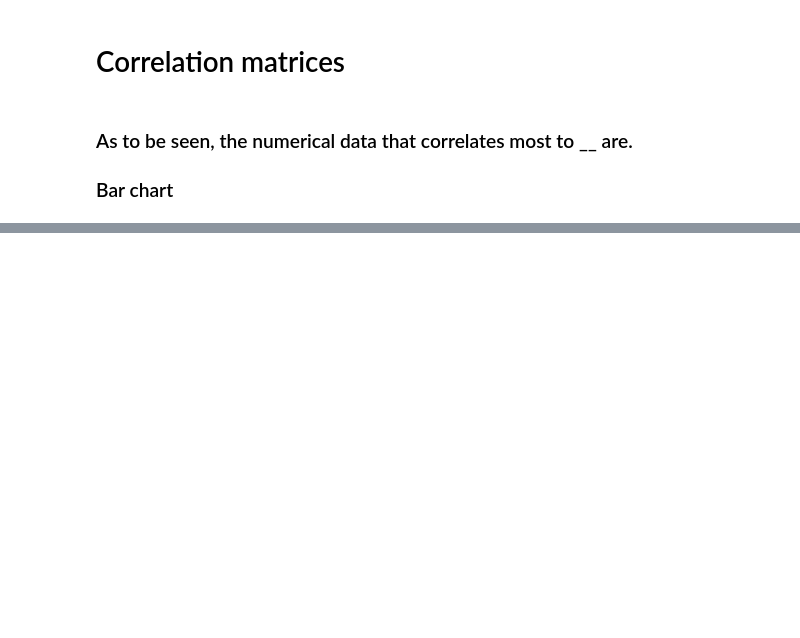
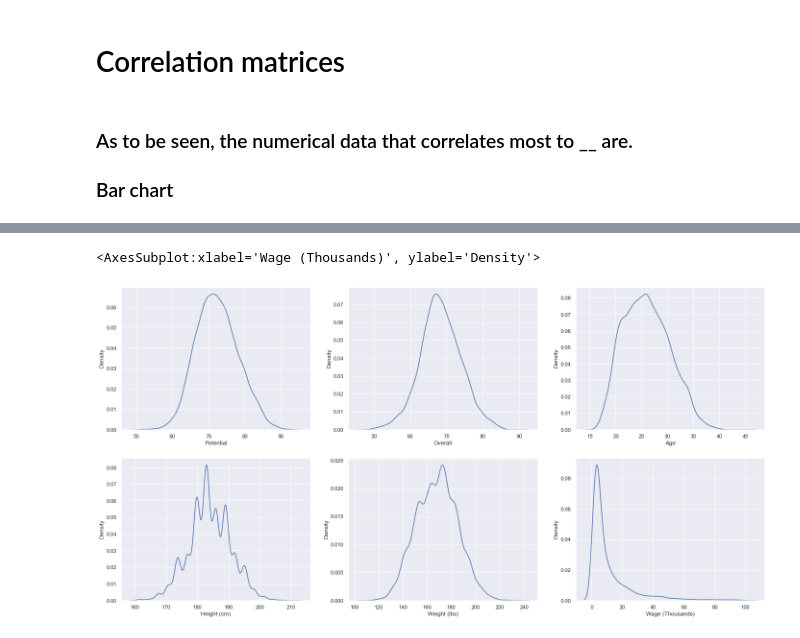
Before and after one commit to qtxbryan/SC1015_MiniProject, a Jupyter notebook: main.ipynb, the cells around one changed output, grey strips where cells are left out. Cells and saved outputs as stored; diff of their text form; code cells hidden in the pictures; blank space fills up the shorter version.

```diff
--- a/main.ipynb
+++ b/main.ipynb
@@ -361,0 +324,14 @@ NameError: name 'ax' is not defined
+# %%
+# Set up matplotlib figure with three subplots
+f, axes = plt.subplots(2, 3, figsize=(24, 12))
+
+sb.kdeplot(data = fifaDatafiltered['Potential'], ax = axes[0,0])
+sb.kdeplot(data = fifaDatafiltered['Overall'], ax = axes[0,1])
+sb.kdeplot(data = fifaDatafiltered['Age'], ax = axes[0,2])
+
+sb.kdeplot(data = fifaDatafiltered['Height (cm)'], ax = axes[1,0])
+sb.kdeplot(data = fifaDatafiltered['Weight (lbs)'], ax = axes[1,1])
+sb.kdeplot(data = fifaDatafiltered['Wage (Thousands)'], ax = axes[1,2])
+# %% [output]
+<AxesSubplot:xlabel='Wage (Thousands)', ylabel='Density'>
+[figure, added]
```
Also changed, not shown: parts of 50 cells of this notebook.
